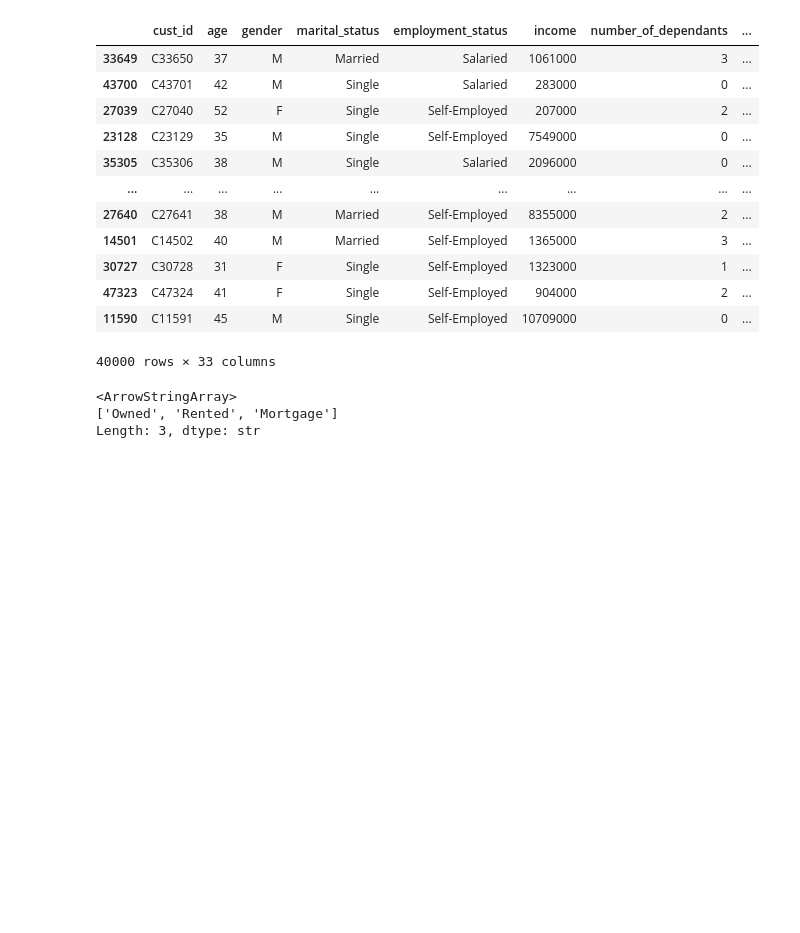
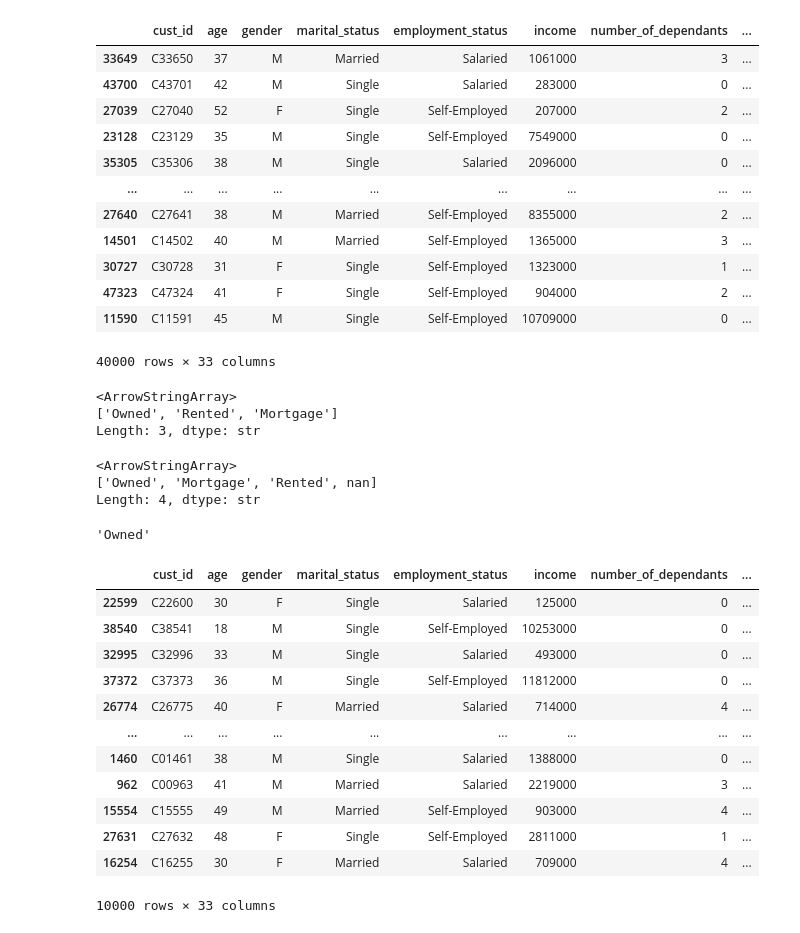
Before and after one commit to ittihadur/ML-Classification-Project, a Jupyter notebook: credit_risk_model.ipynb, the cells around one changed output. Cells and saved outputs as stored; diff of their text form; code cells hidden in the pictures; blank space fills up the shorter version.

Commit message:
Filled nan of df_test

```diff
--- a/credit_risk_model.ipynb
+++ b/credit_risk_model.ipynb
@@ -119,3 +119,30 @@ df_train.residence_type.unique()
 <ArrowStringArray>
 ['Owned', 'Rented', 'Mortgage']
 Length: 3, dtype: str
+# %%
+df_test.residence_type.unique()
+# %% [output]
+<ArrowStringArray>
+['Owned', 'Mortgage', 'Rented', nan]
+Length: 4, dtype: str
+# %%
+mode_for_test = df_test.residence_type.mode()[0]
+mode_for_test
+# %% [output]
+'Owned'
+# %%
+df_test.fillna(mode_for_test, inplace=True)
+# %% [output]
+|  | cust_id | age | gender | marital_status | employment_status | income | number_of_dependants | ... |
+| 22599 | C22600 | 30 | F | Single | Salaried | 125000 | 0 | ... |
+| 38540 | C38541 | 18 | M | Single | Self-Employed | 10253000 | 0 | ... |
+| 32995 | C32996 | 33 | M | Single | Salaried | 493000 | 0 | ... |
+| 37372 | C37373 | 36 | M | Single | Self-Employed | 11812000 | 0 | ... |
+| 26774 | C26775 | 40 | F | Married | Salaried | 714000 | 4 | ... |
+| ... | ... | ... | ... | ... | ... | ... | ... | ... |
+| 1460 | C01461 | 38 | M | Single | Salaried | 1388000 | 0 | ... |
+| 962 | C00963 | 41 | M | Married | Salaried | 2219000 | 3 | ... |
+| 15554 | C15555 | 49 | M | Married | Self-Employed | 903000 | 4 | ... |
+| 27631 | C27632 | 48 | F | Single | Self-Employed | 2811000 | 1 | ... |
+| 16254 | C16255 | 30 | F | Married | Salaried | 709000 | 4 | ... |
+10000 rows × 33 columns
```
